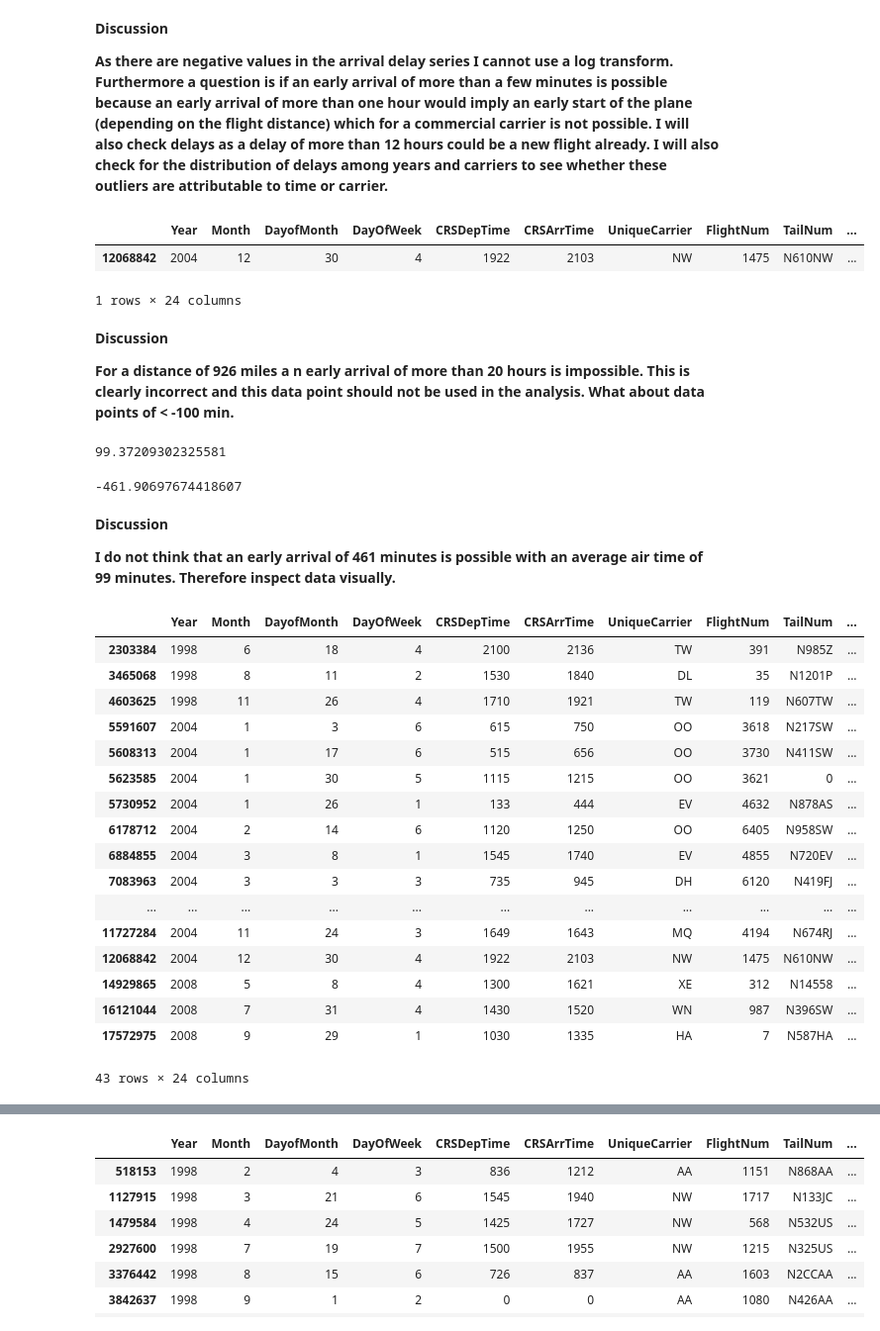
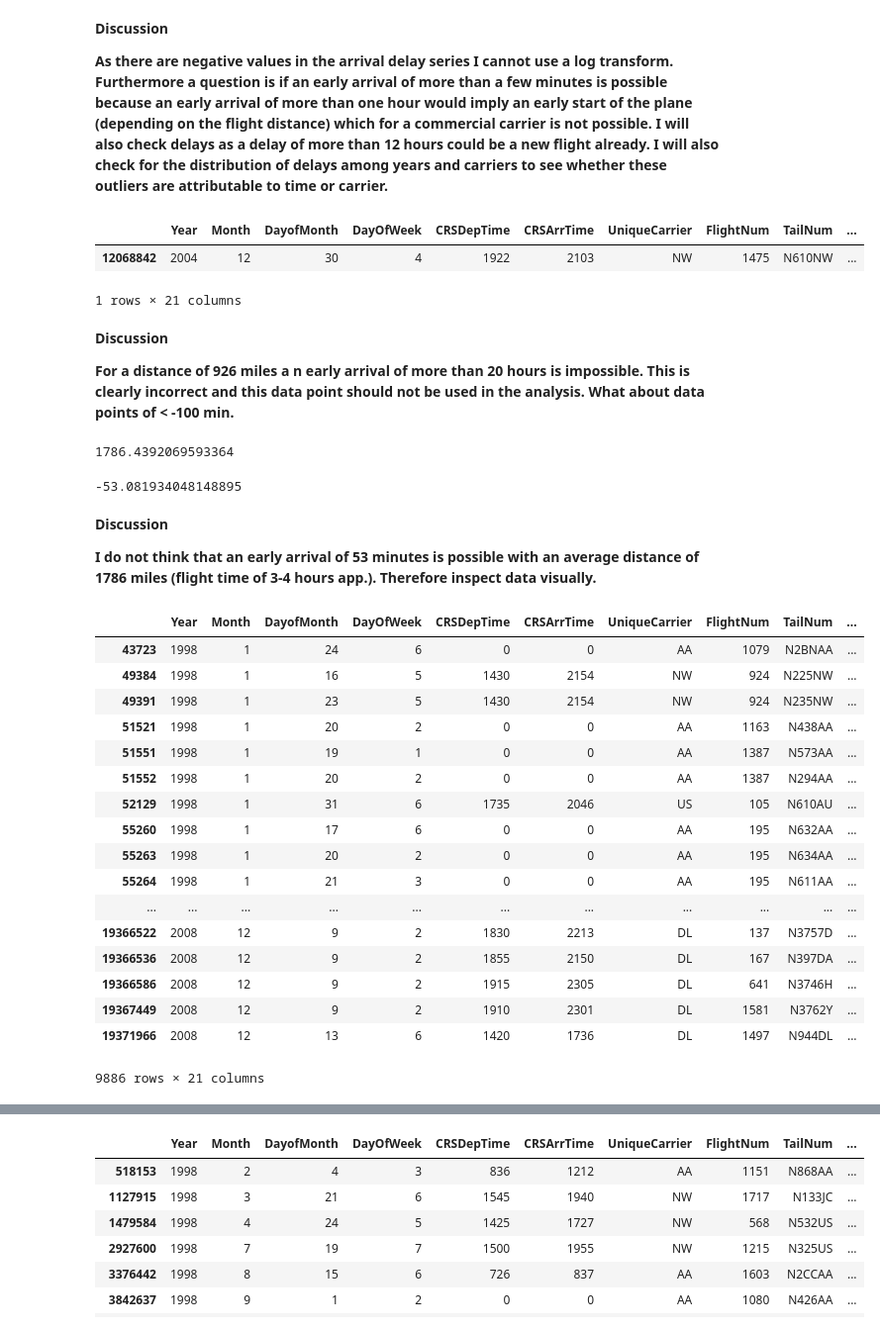
Before and after one commit to ToHa1966/Flights, a Jupyter notebook: Flights.ipynb, the cells around one changed output, grey strips where cells are left out. Shown at 99% size. Drawn from its saved outputs; the diff is of its cells as text; code cells hidden in the pictures.

Commit message:
feat: Add code for exploring arrival delay data

```diff
--- a/Flights.ipynb
+++ b/Flights.ipynb
@@ -497,0 +607,3 @@ dtype: int64
+# %%
+# delete not needed columns
+df_cct.drop(['AirTime', 'Cancelled', 'Diverted'], axis=1, inplace=True)
@@ -560,49 +695,49 @@ plt.title('Arrival Delay - Neg. values early arrival');
 
 **As there are negative values in the arrival delay series I cannot use a log transform. Furthermore a question is if an early arrival of more than a few minutes is possible because an early arrival of more than one hour would imply an early start of the plane (depending on the flight distance) which for a commercial carrier is not possible. I will also check delays as a delay of more than 12 hours could be a new flight already. I will also check for the distribution of delays among years and carriers to see whether these outliers are attributable to time or carrier.**
 # %%
-# is it possible to have an early arrival of > 20 hours (> 1300 minutes) according to flight time
+# is it possible to have an early arrival of > 20 hours (> 1300 minutes) according to distance
 df_cct[df_cct['ArrDelay'] < -1300]
 # %% [output]
 |  | Year | Month | DayofMonth | DayOfWeek | CRSDepTime | CRSArrTime | UniqueCarrier | FlightNum | TailNum | ... |
 | 12068842 | 2004 | 12 | 30 | 4 | 1922 | 2103 | NW | 1475 | N610NW | ... |
-1 rows × 24 columns
+1 rows × 21 columns
 # %% [markdown]
 **Discussion**
 
 **For a distance of 926 miles a n early arrival of more than 20 hours is impossible. This is clearly incorrect and this data point should not be used in the analysis. What about data points of < -100 min.**
 # %%
 # avg air time for early arrival > 45 min
-df_cct[df_cct['ArrDelay'] < -100]['AirTime'].mean()
+df_cct[df_cct['ArrDelay'] < -45]['Distance'].mean()
 # %% [output]
-99.37209302325581
+1786.4392069593364
 # %%
 # avg early arrival for early arrival > 45 min
-df_cct[df_cct['ArrDelay'] < -100]['ArrDelay'].mean()
+df_cct[df_cct['ArrDelay'] < -45]['ArrDelay'].mean()
 # %% [output]
--461.90697674418607
+-53.081934048148895
 # %% [markdown]
 **Discussion**
 
-**I do not think that an early arrival of 461 minutes is possible with an average air time of 99 minutes. Therefore inspect data visually.**
+**I do not think that an early arrival of 53 minutes is possible with an average distance of 1786 miles (flight time of 3-4 hours app.). Therefore inspect data visually.**
 # %%
 # inspect data for early arrival > 45 min
-df_cct[df_cct['ArrDelay'] < -100]
+df_cct[df_cct['ArrDelay'] < -45]
 # %% [output]
 |  | Year | Month | DayofMonth | DayOfWeek | CRSDepTime | CRSArrTime | UniqueCarrier | FlightNum | TailNum | ... |
-| 2303384 | 1998 | 6 | 18 | 4 | 2100 | 2136 | TW | 391 | N985Z | ... |
-| 3465068 | 1998 | 8 | 11 | 2 | 1530 | 1840 | DL | 35 | N1201P | ... |
-| 4603625 | 1998 | 11 | 26 | 4 | 1710 | 1921 | TW | 119 | N607TW | ... |
-| 5591607 | 2004 | 1 | 3 | 6 | 615 | 750 | OO | 3618 | N217SW | ... |
-| 5608313 | 2004 | 1 | 17 | 6 | 515 | 656 | OO | 3730 | N411SW | ... |
-| 5623585 | 2004 | 1 | 30 | 5 | 1115 | 1215 | OO | 3621 | 0 | ... |
-| 5730952 | 2004 | 1 | 26 | 1 | 133 | 444 | EV | 4632 | N878AS | ... |
-| 6178712 | 2004 | 2 | 14 | 6 | 1120 | 1250 | OO | 6405 | N958SW | ... |
-| 6884855 | 2004 | 3 | 8 | 1 | 1545 | 1740 | EV | 4855 | N720EV | ... |
-| 7083963 | 2004 | 3 | 3 | 3 | 735 | 945 | DH | 6120 | N419FJ | ... |
+| 43723 | 1998 | 1 | 24 | 6 | 0 | 0 | AA | 1079 | N2BNAA | ... |
+| 49384 | 1998 | 1 | 16 | 5 | 1430 | 2154 | NW | 924 | N225NW | ... |
+| 49391 | 1998 | 1 | 23 | 5 | 1430 | 2154 | NW | 924 | N235NW | ... |
+| 51521 | 1998 | 1 | 20 | 2 | 0 | 0 | AA | 1163 | N438AA | ... |
+| 51551 | 1998 | 1 | 19 | 1 | 0 | 0 | AA | 1387 | N573AA | ... |
+| 51552 | 1998 | 1 | 20 | 2 | 0 | 0 | AA | 1387 | N294AA | ... |
+| 52129 | 1998 | 1 | 31 | 6 | 1735 | 2046 | US | 105 | N610AU | ... |
+| 55260 | 1998 | 1 | 17 | 6 | 0 | 0 | AA | 195 | N632AA | ... |
+| 55263 | 1998 | 1 | 20 | 2 | 0 | 0 | AA | 195 | N634AA | ... |
+| 55264 | 1998 | 1 | 21 | 3 | 0 | 0 | AA | 195 | N611AA | ... |
 | ... | ... | ... | ... | ... | ... | ... | ... | ... | ... | ... |
-| 11727284 | 2004 | 11 | 24 | 3 | 1649 | 1643 | MQ | 4194 | N674RJ | ... |
-| 12068842 | 2004 | 12 | 30 | 4 | 1922 | 2103 | NW | 1475 | N610NW | ... |
-| 14929865 | 2008 | 5 | 8 | 4 | 1300 | 1621 | XE | 312 | N14558 | ... |
-| 16121044 | 2008 | 7 | 31 | 4 | 1430 | 1520 | WN | 987 | N396SW | ... |
-| 17572975 | 2008 | 9 | 29 | 1 | 1030 | 1335 | HA | 7 | N587HA | ... |
+| 19366522 | 2008 | 12 | 9 | 2 | 1830 | 2213 | DL | 137 | N3757D | ... |
+| 19366536 | 2008 | 12 | 9 | 2 | 1855 | 2150 | DL | 167 | N397DA | ... |
+| 19366586 | 2008 | 12 | 9 | 2 | 1915 | 2305 | DL | 641 | N3746H | ... |
+| 19367449 | 2008 | 12 | 9 | 2 | 1910 | 2301 | DL | 1581 | N3762Y | ... |
+| 19371966 | 2008 | 12 | 13 | 6 | 1420 | 1736 | DL | 1497 | N944DL | ... |
-43 rows × 24 columns
+9886 rows × 21 columns
```
Also changed, not shown: parts of 30 cells of this notebook.
